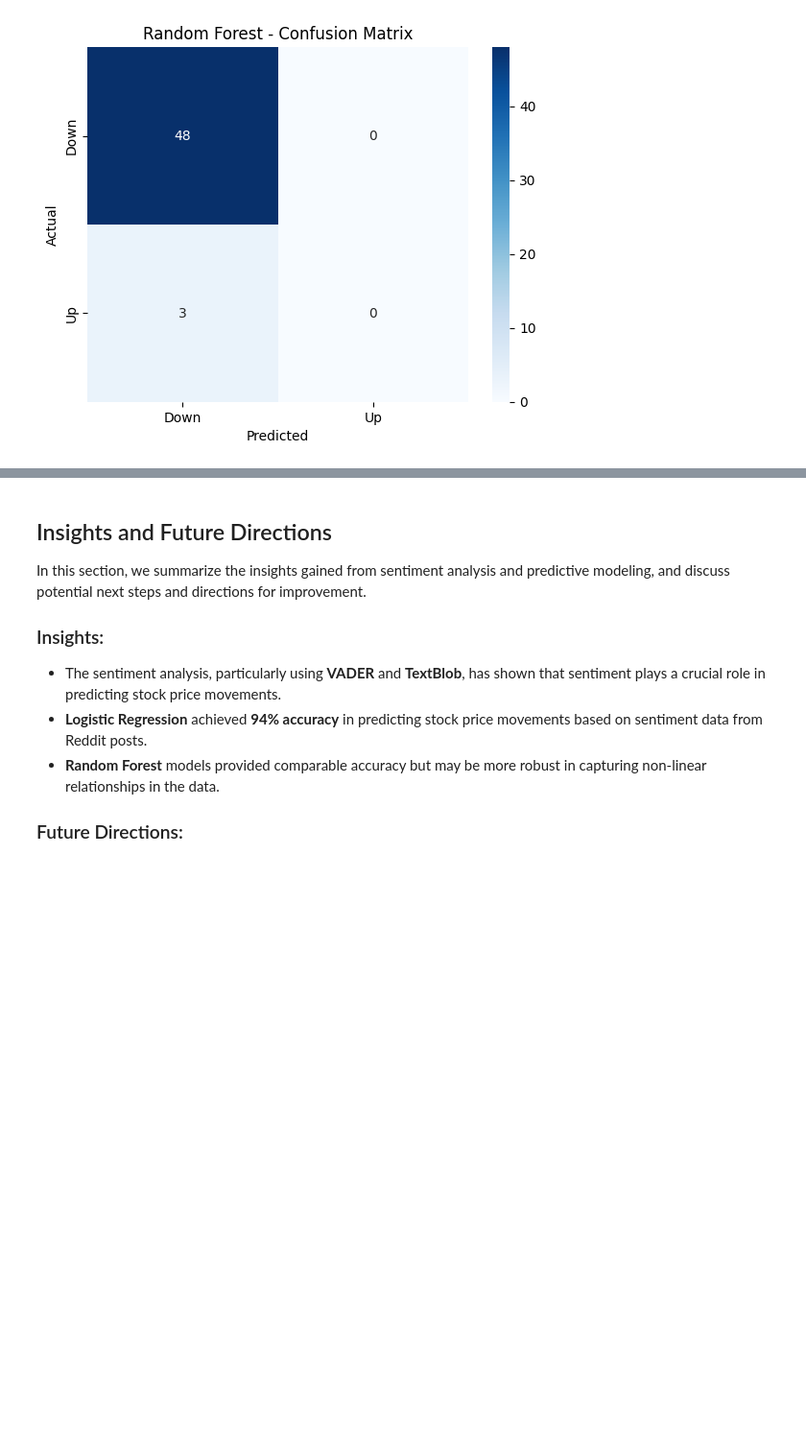
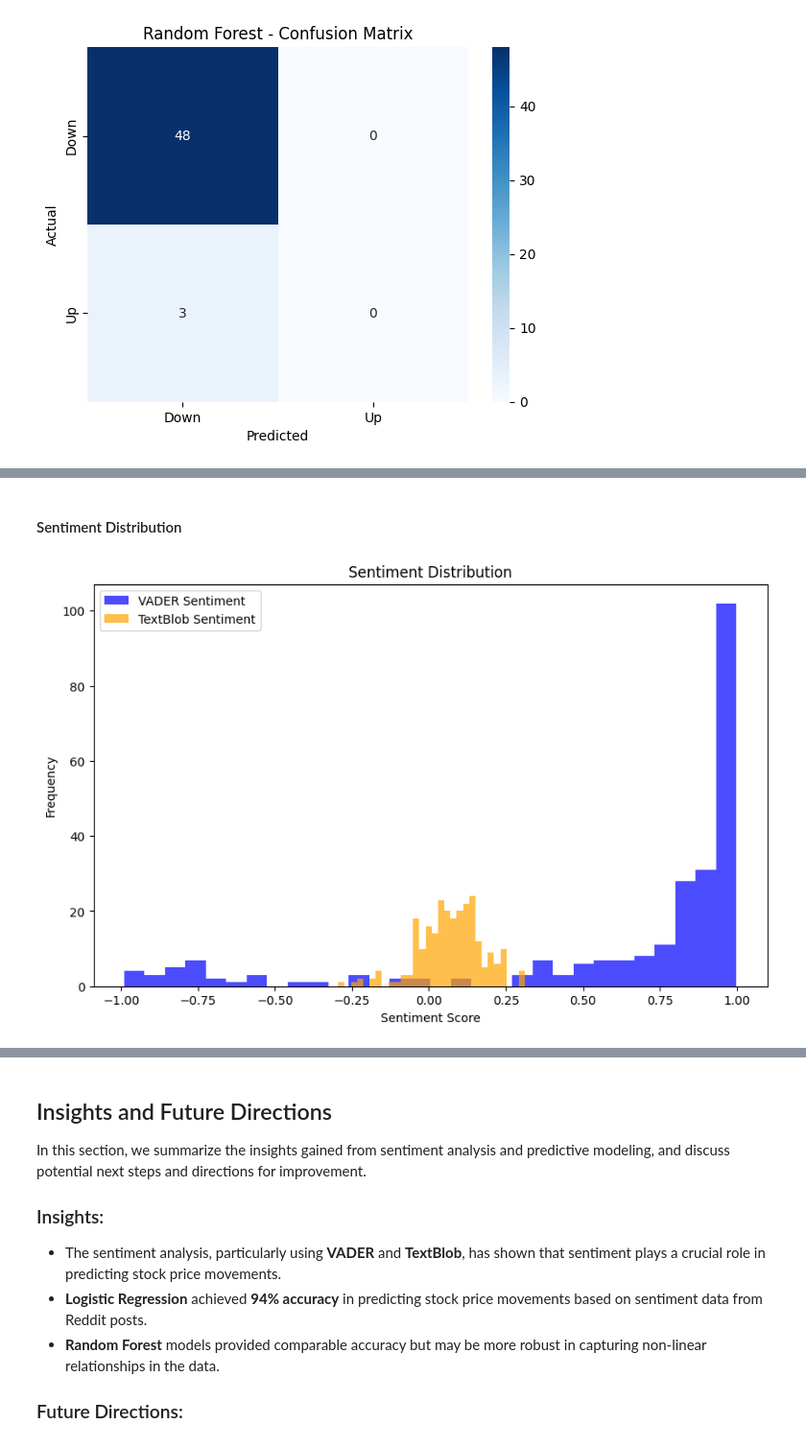
Before and after one commit to 0nuragD/Stock-Movement-Analysis-with-Sentiment-from-Reddit, a Jupyter notebook: stock_sentiment_scraper.ipynb, the cells around one changed output, grey strips where cells are left out. Shown: that part at 96% size. Cells and saved outputs as stored; diff of their text form; code cells hidden in the pictures; blank space fills up the shorter version.

```diff
--- a/stock_sentiment_scraper.ipynb
+++ b/stock_sentiment_scraper.ipynb
@@ -401,0 +462,19 @@ Random Forest Model Accuracy: 0.9411764705882353
+# %% [markdown]
+ #### Sentiment Distribution
+# %%
+# Sentiment Distribution Plot
+plt.figure(figsize=(10, 6))
+
+# Histogram of VADER Sentiment
+plt.hist(df['vader_sentiment_body'], bins=30, alpha=0.7, label='VADER Sentiment', color='blue')
+
+# Histogram of TextBlob Sentiment
+plt.hist(df['textblob_sentiment_body'], bins=30, alpha=0.7, label='TextBlob Sentiment', color='orange')
+
+plt.title('Sentiment Distribution')
+plt.xlabel('Sentiment Score')
+plt.ylabel('Frequency')
+plt.legend()
+plt.show()
+# %% [output]
+[figure, added]
```
Also changed, not shown: parts of 9 cells of this notebook.
